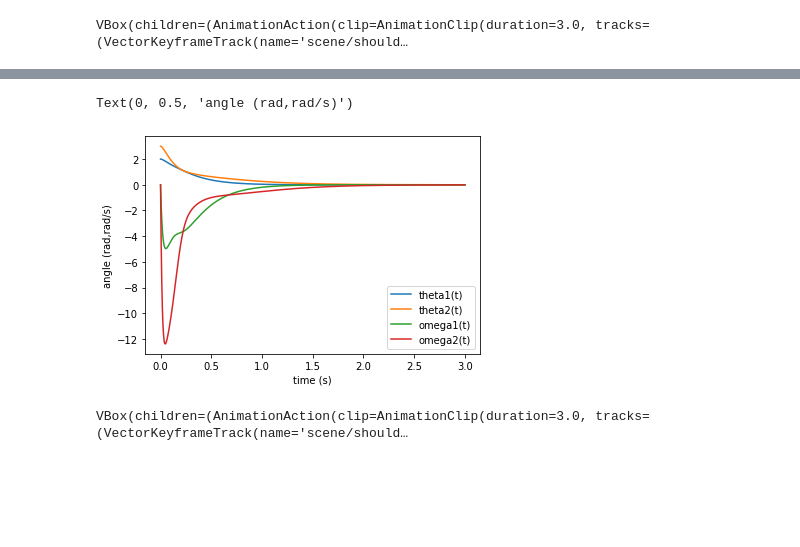
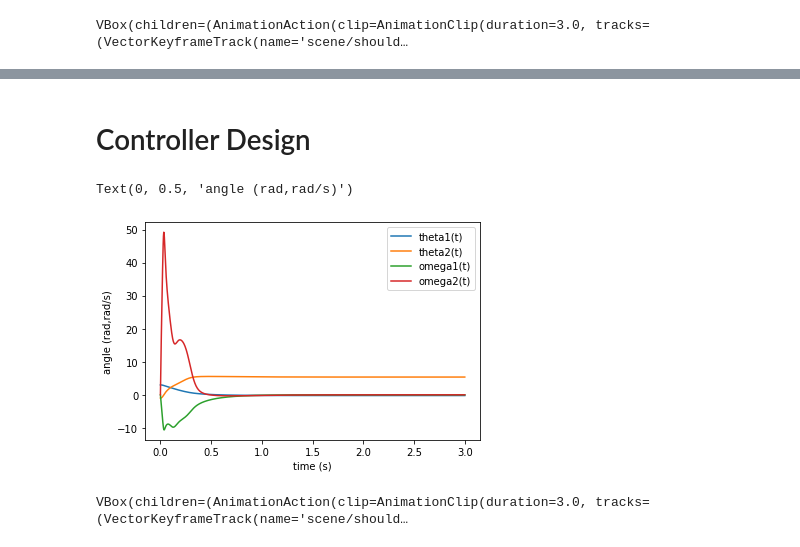
Before and after one commit to jdekarske/2d-robot-prognostics, a Jupyter notebook: robotdynamics.ipynb, the cells around one changed output, grey strips where cells are left out. Cells and saved outputs as stored; diff of their text form; code cells hidden in the pictures; blank space fills up the shorter version.

```diff
--- a/robotdynamics.ipynb
+++ b/robotdynamics.ipynb
@@ -250,55 +304,61 @@ VBox(children=(AnimationAction(clip=AnimationClip(duration=3.0, tracks=(VectorKe
+# %% [markdown]
+# Controller Design
 # %%
 # https://github.com/pydy/pydy-tutorial-human-standing/blob/master/notebooks/solution/control.py
-
-
-# Controller Design
-
-from numpy import zeros, matrix, eye, dot, asarray
-from numpy.linalg import inv
-from scipy.integrate import odeint
-from scipy.linalg import solve_continuous_are
 
 equilibrium_point = zeros(len(coordinates + speeds))
 equilibrium_dict = dict(zip(coordinates + speeds, equilibrium_point))
 
 linear_state_matrix, linear_input_matrix, inputs = \
     kane.linearize(new_method=True, A_and_B=True)
 f_A_lin = linear_state_matrix.subs(sys.constants).subs(equilibrium_dict)
 f_B_lin = linear_input_matrix.subs(sys.constants).subs(equilibrium_dict)
 m_mat = mass_matrix.subs(sys.constants).subs(equilibrium_dict)
 
 A = matrix(m_mat.inv() * f_A_lin).astype(float)
 B = matrix(m_mat.inv() * f_B_lin).astype(float)
 
 Q = matrix(eye(4))
 
 R = matrix(eye(2))
 
 S = solve_continuous_are(A, B, Q, R)
 
 K = inv(R) * B.T * S
 
 # This is an annoying little issue. We specified the order of things when
 # creating the rhs function, but the linearize function returns the F_B
 # matrix in the order corresponding to whatever order it finds the joint
 # torques. This would also screw things up if we specified a different
 # ordering of the coordinates and speeds as the standard kane._q + kane._u
 
 K = K[[1,0], :] # this is dumb haha
 
+# Scaling
+
+C = np.hstack((eye((f_B_lin.shape[1])),zeros((f_B_lin.shape[1],f_B_lin.shape[1]))))
+
+D = zeros((f_B_lin.shape[1], f_B_lin.shape[1]))
+
+# N = (C(-A+BK)^-1 B)^-1
+Nbar = inv(matmul(matmul(C,inv(-A+matmul(B,K))),B))
+
+r = np.array([[0.5],[0]])
 
 def controller(x, t):
-    return -asarray(dot(K, x)).flatten() #u
+    # Max torque 150 Nm https://www.universal-robots.com/articles/ur/robot-care-maintenance/max-joint-torques/
+    u = asarray(np.add(-matmul(K, x), matmul(Nbar,r))).flatten()
+    return u#u
 
-y = odeint(sys.generate_ode_function(), [2,3,0,0], sys.times, args=(controller,sys.constants))
+y = odeint(sys.generate_ode_function(), [3,-1,0,0], sys.times, args=(controller,sys.constants))
+
+plt.plot(sys.times,y)
+plt.legend(sys.states)
+plt.xlabel('time (s)')
+plt.ylabel('angle (rad,rad/s)')
+# %% [output]
+Text(0, 0.5, 'angle (rad,rad/s)')
+[figure, added]
-# %%
-plt.plot(sys.times,y)
-plt.legend(sys.states)
-plt.xlabel('time (s)')
-plt.ylabel('angle (rad,rad/s)')
-# %% [output]
-Text(0, 0.5, 'angle (rad,rad/s)')
-[figure, removed]
 # %%
 scene = Scene(inertial_frame, shoulder)
 
```
Also changed, not shown: parts of 5 cells of this notebook.
